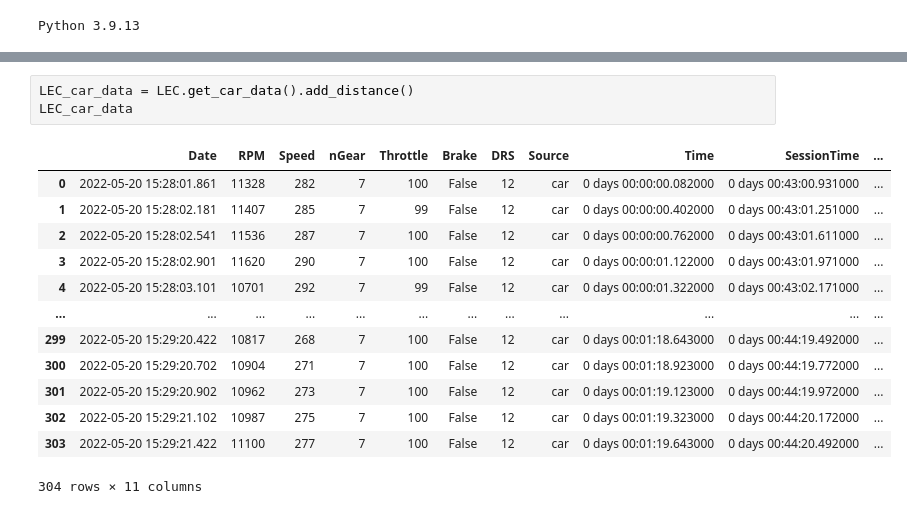
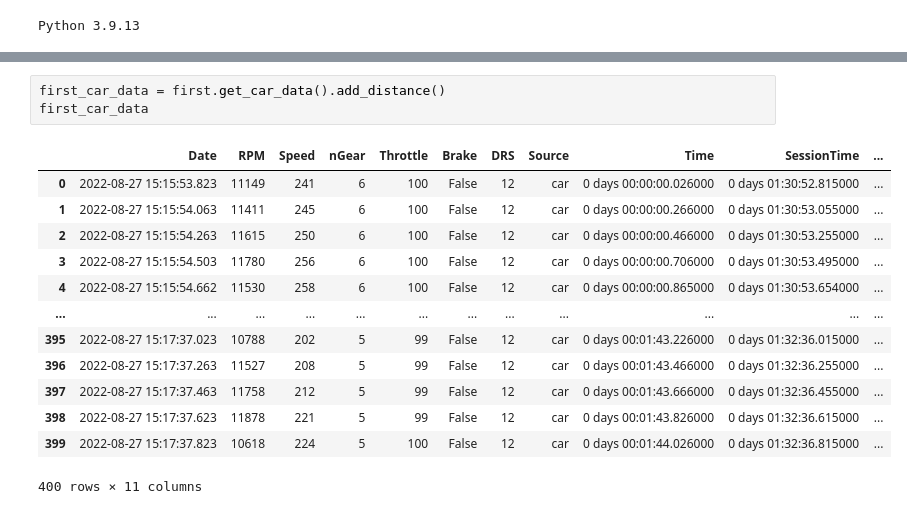
Before and after one commit to dhupee/Fastf1-head2head, a Jupyter notebook: fastf1-head2head.ipynb, the cells around one changed output, grey strips where cells are left out. Cells and saved outputs as stored; diff of their text form.

```diff
--- a/fastf1-head2head.ipynb
+++ b/fastf1-head2head.ipynb
@@ -83,17 +90,17 @@ VER_car_data
-# %%
-LEC_car_data = LEC.get_car_data().add_distance()
-LEC_car_data
-# %% [output]
-|  | Date | RPM | Speed | nGear | Throttle | Brake | DRS | Source | Time | SessionTime | ... |
-| 0 | 2022-05-20 15:28:01.861 | 11328 | 282 | 7 | 100 | False | 12 | car | 0 days 00:00:00.082000 | 0 days 00:43:00.931000 | ... |
-| 1 | 2022-05-20 15:28:02.181 | 11407 | 285 | 7 | 99 | False | 12 | car | 0 days 00:00:00.402000 | 0 days 00:43:01.251000 | ... |
-| 2 | 2022-05-20 15:28:02.541 | 11536 | 287 | 7 | 100 | False | 12 | car | 0 days 00:00:00.762000 | 0 days 00:43:01.611000 | ... |
-| 3 | 2022-05-20 15:28:02.901 | 11620 | 290 | 7 | 100 | False | 12 | car | 0 days 00:00:01.122000 | 0 days 00:43:01.971000 | ... |
-| 4 | 2022-05-20 15:28:03.101 | 10701 | 292 | 7 | 99 | False | 12 | car | 0 days 00:00:01.322000 | 0 days 00:43:02.171000 | ... |
-| ... | ... | ... | ... | ... | ... | ... | ... | ... | ... | ... | ... |
-| 299 | 2022-05-20 15:29:20.422 | 10817 | 268 | 7 | 100 | False | 12 | car | 0 days 00:01:18.643000 | 0 days 00:44:19.492000 | ... |
-| 300 | 2022-05-20 15:29:20.702 | 10904 | 271 | 7 | 100 | False | 12 | car | 0 days 00:01:18.923000 | 0 days 00:44:19.772000 | ... |
-| 301 | 2022-05-20 15:29:20.902 | 10962 | 273 | 7 | 100 | False | 12 | car | 0 days 00:01:19.123000 | 0 days 00:44:19.972000 | ... |
-| 302 | 2022-05-20 15:29:21.102 | 10987 | 275 | 7 | 100 | False | 12 | car | 0 days 00:01:19.323000 | 0 days 00:44:20.172000 | ... |
-| 303 | 2022-05-20 15:29:21.422 | 11100 | 277 | 7 | 100 | False | 12 | car | 0 days 00:01:19.643000 | 0 days 00:44:20.492000 | ... |
-304 rows × 11 columns
+# %%
+first_car_data = first.get_car_data().add_distance()
+first_car_data
+# %% [output]
+|  | Date | RPM | Speed | nGear | Throttle | Brake | DRS | Source | Time | SessionTime | ... |
+| 0 | 2022-08-27 15:15:53.823 | 11149 | 241 | 6 | 100 | False | 12 | car | 0 days 00:00:00.026000 | 0 days 01:30:52.815000 | ... |
+| 1 | 2022-08-27 15:15:54.063 | 11411 | 245 | 6 | 100 | False | 12 | car | 0 days 00:00:00.266000 | 0 days 01:30:53.055000 | ... |
+| 2 | 2022-08-27 15:15:54.263 | 11615 | 250 | 6 | 100 | False | 12 | car | 0 days 00:00:00.466000 | 0 days 01:30:53.255000 | ... |
+| 3 | 2022-08-27 15:15:54.503 | 11780 | 256 | 6 | 100 | False | 12 | car | 0 days 00:00:00.706000 | 0 days 01:30:53.495000 | ... |
+| 4 | 2022-08-27 15:15:54.662 | 11530 | 258 | 6 | 100 | False | 12 | car | 0 days 00:00:00.865000 | 0 days 01:30:53.654000 | ... |
+| ... | ... | ... | ... | ... | ... | ... | ... | ... | ... | ... | ... |
+| 395 | 2022-08-27 15:17:37.023 | 10788 | 202 | 5 | 99 | False | 12 | car | 0 days 00:01:43.226000 | 0 days 01:32:36.015000 | ... |
+| 396 | 2022-08-27 15:17:37.263 | 11527 | 208 | 5 | 99 | False | 12 | car | 0 days 00:01:43.466000 | 0 days 01:32:36.255000 | ... |
+| 397 | 2022-08-27 15:17:37.463 | 11758 | 212 | 5 | 99 | False | 12 | car | 0 days 00:01:43.666000 | 0 days 01:32:36.455000 | ... |
+| 398 | 2022-08-27 15:17:37.623 | 11878 | 221 | 5 | 99 | False | 12 | car | 0 days 00:01:43.826000 | 0 days 01:32:36.615000 | ... |
+| 399 | 2022-08-27 15:17:37.823 | 10618 | 224 | 5 | 100 | False | 12 | car | 0 days 00:01:44.026000 | 0 days 01:32:36.815000 | ... |
+400 rows × 11 columns
```
Also changed, not shown: parts of 9 cells of this notebook, 1 other file.
